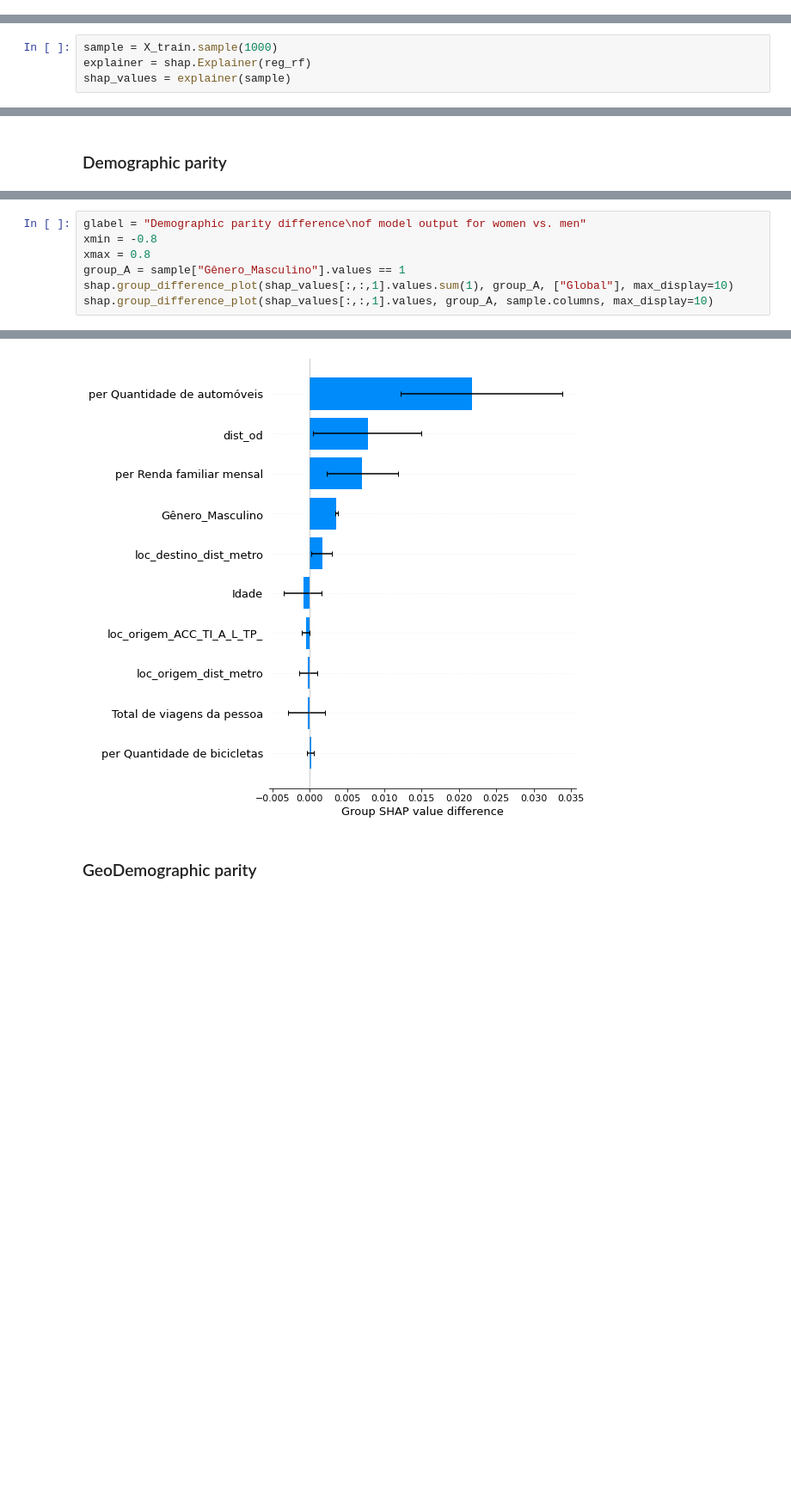
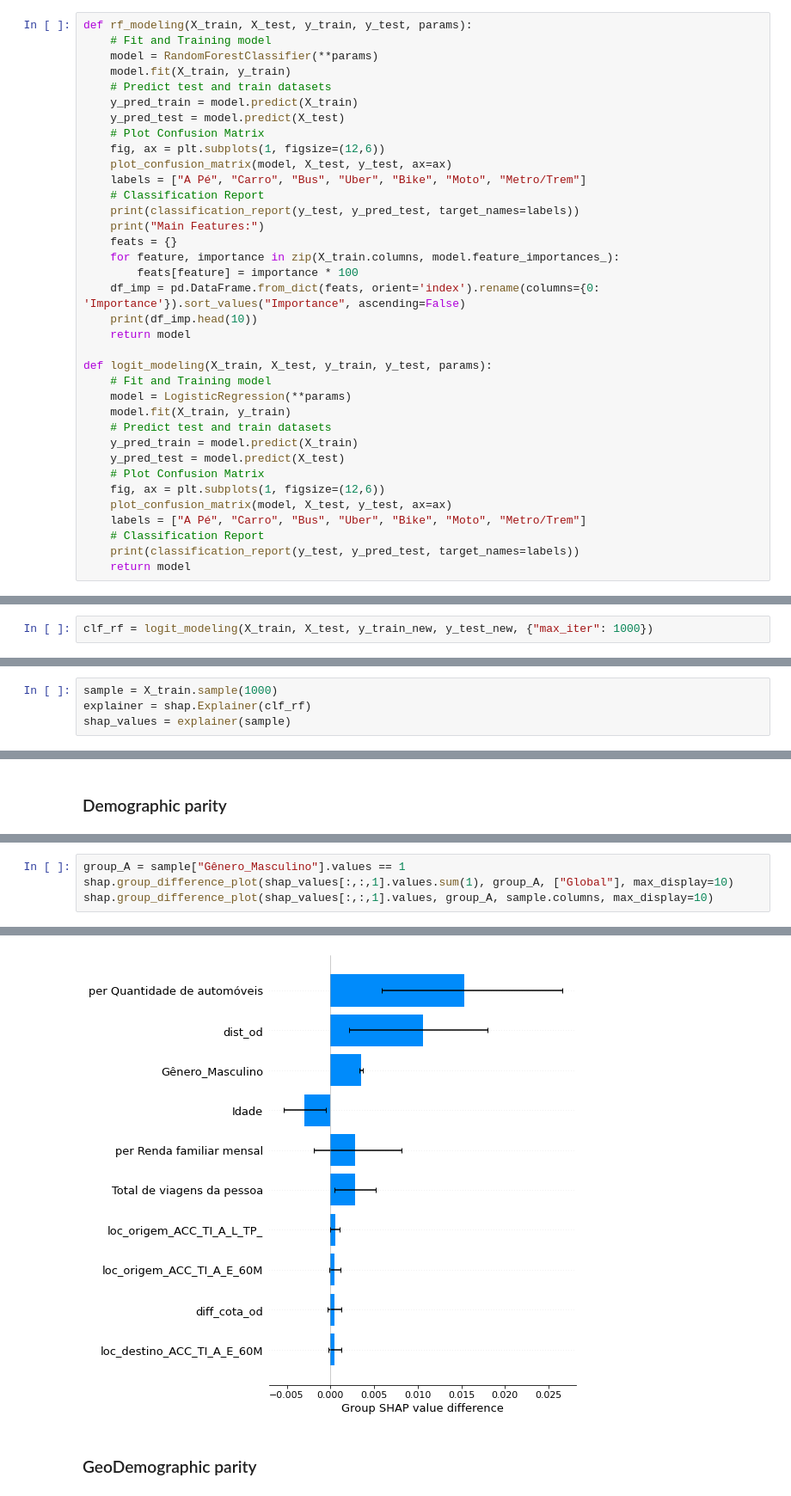
Before and after one commit to rafaelygn/data_culture, a Jupyter notebook: beyond_shap_values_pt_II.ipynb, the cells around one changed output, grey strips where cells are left out. Shown at 86% size. Drawn from its saved outputs; the diff is of its cells as text; blank space fills up the shorter version.

```diff
--- a/beyond_shap_values_pt_II.ipynb
+++ b/beyond_shap_values_pt_II.ipynb
@@ -98,2 +52,38 @@ y_test_new = y_test["Modo Principal"].map(map_dict).fillna(0)
 # %% [markdown]
 ### Machine Learning Model
+# %%
+def rf_modeling(X_train, X_test, y_train, y_test, params):
+    # Fit and Training model
+    model = RandomForestClassifier(**params)
+    model.fit(X_train, y_train)
+    # Predict test and train datasets
+    y_pred_train = model.predict(X_train)
+    y_pred_test = model.predict(X_test)
+    # Plot Confusion Matrix
+    fig, ax = plt.subplots(1, figsize=(12,6))
+    plot_confusion_matrix(model, X_test, y_test, ax=ax)
+    labels = ["A Pé", "Carro", "Bus", "Uber", "Bike", "Moto", "Metro/Trem"]
+    # Classification Report
+    print(classification_report(y_test, y_pred_test, target_names=labels))
+    print("Main Features:")
+    feats = {}
+    for feature, importance in zip(X_train.columns, model.feature_importances_):
+        feats[feature] = importance * 100
+    df_imp = pd.DataFrame.from_dict(feats, orient='index').rename(columns={0: 'Importance'}).sort_values("Importance", ascending=False)
+    print(df_imp.head(10))
+    return model
+
+def logit_modeling(X_train, X_test, y_train, y_test, params):
+    # Fit and Training model
+    model = LogisticRegression(**params)
+    model.fit(X_train, y_train)
+    # Predict test and train datasets
+    y_pred_train = model.predict(X_train)
+    y_pred_test = model.predict(X_test)
+    # Plot Confusion Matrix
+    fig, ax = plt.subplots(1, figsize=(12,6))
+    plot_confusion_matrix(model, X_test, y_test, ax=ax)
+    labels = ["A Pé", "Carro", "Bus", "Uber", "Bike", "Moto", "Metro/Trem"]
+    # Classification Report
+    print(classification_report(y_test, y_pred_test, target_names=labels))
+    return model
@@ -115,0 +141,2 @@ loc_destino_ACC_TI_A_L_TP_      1.351968
+# %%
+clf_rf = logit_modeling(X_train, X_test, y_train_new, y_test_new, {"max_iter": 1000})
@@ -116,4 +168,4 @@ loc_destino_ACC_TI_A_L_TP_      1.351968
 # %%
 sample = X_train.sample(1000)
-explainer = shap.Explainer(reg_rf)
+explainer = shap.Explainer(clf_rf)
 shap_values = explainer(sample)
@@ -256,7 +344,4 @@ shap.group_difference_plot(shap_values[:,:,1].values, group_A, sample.columns, m
 # %%
-glabel = "Demographic parity difference\nof model output for women vs. men"
-xmin = -0.8
-xmax = 0.8
 group_A = sample["Gênero_Masculino"].values == 1
 shap.group_difference_plot(shap_values[:,:,1].values.sum(1), group_A, ["Global"], max_display=10)
 shap.group_difference_plot(shap_values[:,:,1].values, group_A, sample.columns, max_display=10)
@@ -265,4 +350,4 @@ shap.group_difference_plot(shap_values[:,:,1].values, group_A, sample.columns, m
-[figure, old version]
+[figure, new version]
 # %% [markdown]
 ### GeoDemographic parity
 # %%
```
Also changed, not shown: parts of 67 cells of this notebook, 7 other files.
